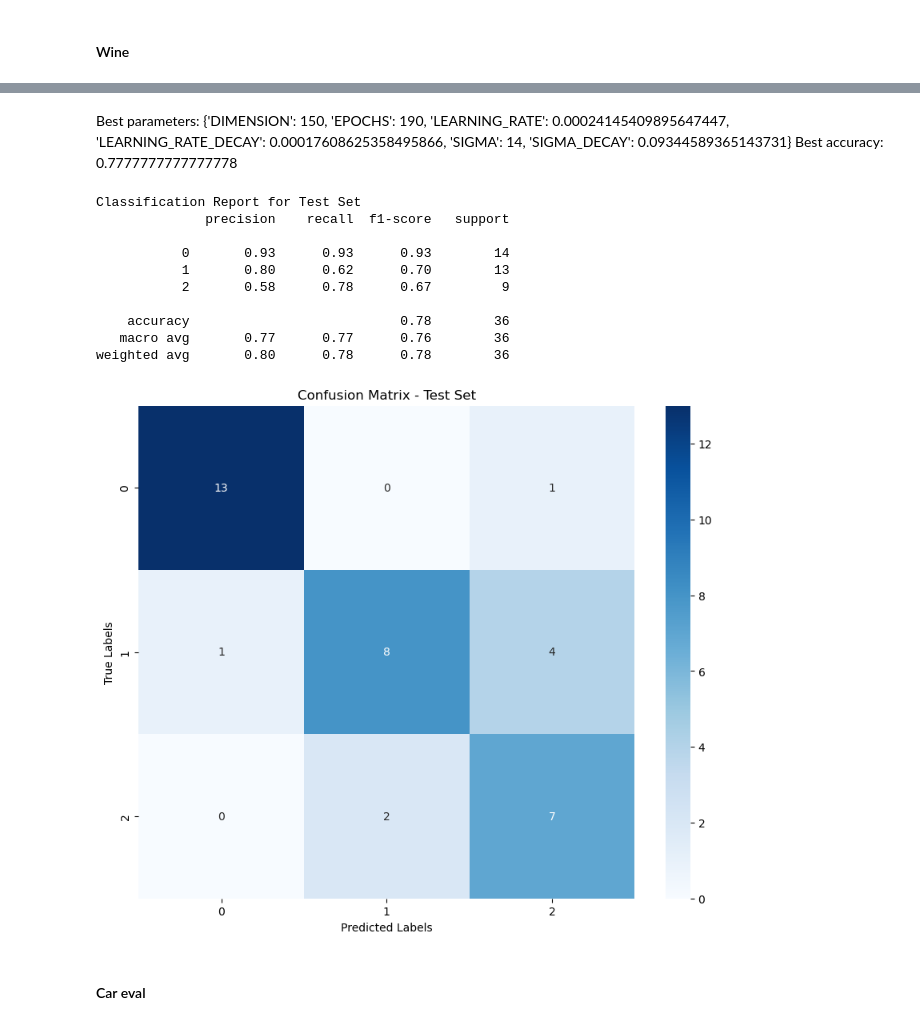
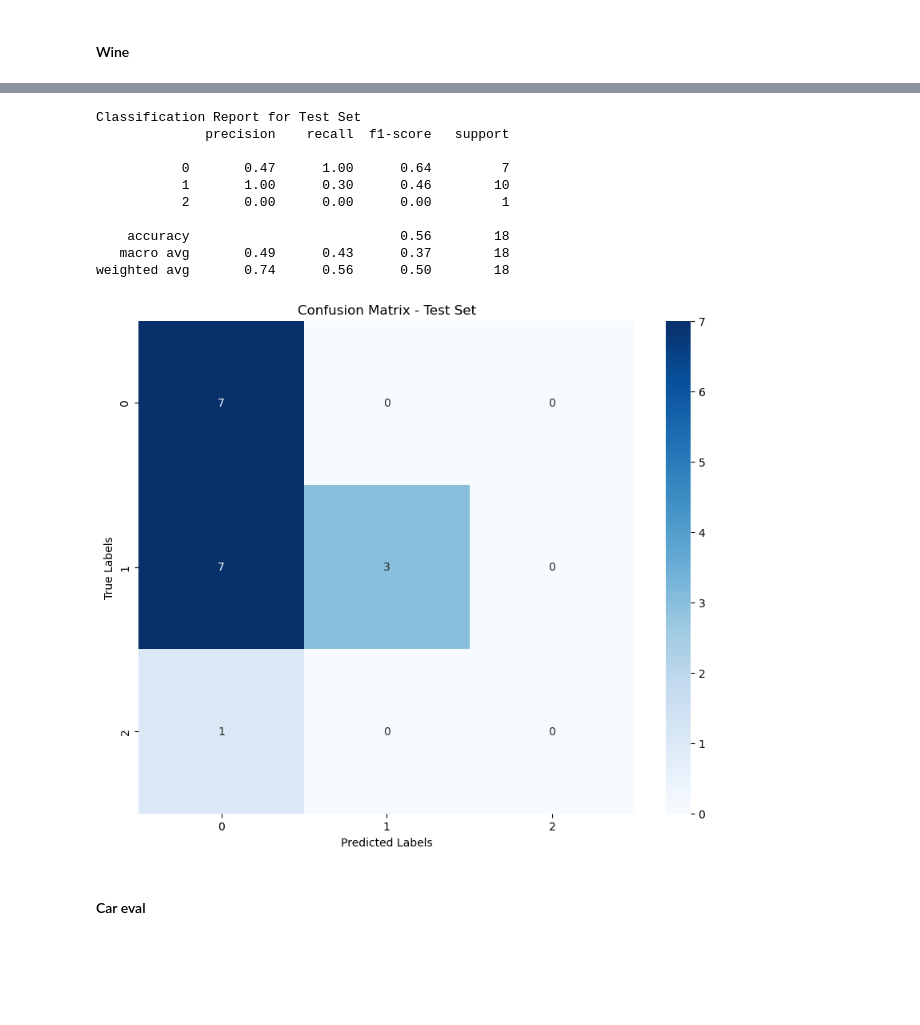
Before and after one commit to flod1n/Mini-project, a Jupyter notebook: mini_project.ipynb, the cells around one changed output, grey strips where cells are left out. Drawn from its saved outputs; the diff is of its cells as text; code cells hidden in the pictures; blank space fills up the shorter version.

```diff
--- a/mini_project.ipynb
+++ b/mini_project.ipynb
@@ -49,6 +49,13 @@ sample = 120
 iris_x_train = iris_x_train.reshape(iris_x_train.shape[0],4).astype(float)[:sample,:]
 iris_y_train = np.array(iris_y_train.astype(int)[:sample])
 
-sample = 30
+sample = 15
 iris_x_test = iris_x_test.reshape(iris_x_test.shape[0],4).astype(float)[:sample,:]
 iris_y_test = np.array(iris_y_test.astype(int)[:sample])
+
+sample = 15
+iris_x_val = iris_x_val.reshape(iris_x_test.shape[0],4).astype(float)[:sample,:]
+iris_y_val = np.array(iris_y_val.astype(int)[:sample])
+
+print(iris_y_val)
+print(iris_y_test)
@@ -68,11 +78,15 @@ print(labels.value_counts())
 data = np.array(data)
 labels = np.array(labels)
 
-wine_x_train, wine_x_test, wine_y_train, wine_y_test = train_test_split(data, labels, test_size=0.2, random_state=1)
+wine_x_train, X_temp, wine_y_train, y_temp = train_test_split(data, labels, test_size=0.2, random_state=42)
+wine_x_val, wine_x_test, wine_y_val, wine_y_test = train_test_split(X_temp, y_temp, test_size=0.5, random_state=42)
+
 wine_x_train = wine_x_train.reshape(wine_x_train.shape[0],13).astype(float)
 wine_y_train = np.array(wine_y_train.astype(int))
 wine_x_test = wine_x_test.reshape(wine_x_test.shape[0],13).astype(float)
 wine_y_test = np.array(wine_y_test.astype(int))
+wine_x_val = wine_x_test.reshape(wine_x_val.shape[0],13).astype(float)
+wine_y_val = np.array(wine_y_val.astype(int))
 # %% [output]
 target
 1    71
@@ -964,46 +1018,42 @@ Best accuracy: 0.7777777777777778
-# %% [markdown]
-Best parameters: {'DIMENSION': 150, 'EPOCHS': 190, 'LEARNING_RATE': 0.00024145409895647447, 'LEARNING_RATE_DECAY': 0.00017608625358495866, 'SIGMA': 14, 'SIGMA_DECAY': 0.09344589365143731}
-Best accuracy: 0.7777777777777778
 # %%
 from scipy.stats import uniform
 from sklearn.model_selection import RandomizedSearchCV
-DIMENSION = 200
-EPOCHS = 190
-LEARNING_RATE = 0.00024145409895647447
-LEARNING_RATE_DECAY = 0.00017608625358495866
-SIGMA = 14
-SIGMA_DECAY = 0.09344589365143731
+DIMENSION = 63
+EPOCHS = 52
+LEARNING_RATE = 0.002311169108643126
+LEARNING_RATE_DECAY = 0.00014677360026687782
+SIGMA = 21
+SIGMA_DECAY = 0.01937109508679687
 
 
 som_wine = SOM([28,28],wine_x_train, DIMENSION,EPOCHS,LEARNING_RATE,LEARNING_RATE_DECAY,SIGMA,SIGMA_DECAY, showMode=0)
 
 label_map = createLabelMap(som_wine, wine_x_train, wine_y_train)
-
 # Classify test data
 predictions = classifySOM(som_wine, label_map, wine_x_train)
 
 
 # Classify on training set
 train_predictions = classifySOM(som_wine, label_map, wine_x_train)
 
 # Classify on test set
 test_predictions = classifySOM(som_wine, label_map, wine_x_test)
 
 print("Classification Report for Test Set")
 print(classification_report(wine_y_test, test_predictions))
 plot_confusion_matrix(wine_y_test, test_predictions, title="Confusion Matrix - Test Set")
 # %% [output]
 Classification Report for Test Set
               precision    recall  f1-score   support
 
-           0       0.93      0.93      0.93        14
-           1       0.80      0.62      0.70        13
-           2       0.58      0.78      0.67         9
+           0       0.47      1.00      0.64         7
+           1       1.00      0.30      0.46        10
+           2       0.00      0.00      0.00         1
 
-    accuracy                           0.78        36
-   macro avg       0.77      0.77      0.76        36
-weighted avg       0.80      0.78      0.78        36
+    accuracy                           0.56        18
+   macro avg       0.49      0.43      0.37        18
+weighted avg       0.74      0.56      0.50        18
-[figure, old version]
+[figure, new version]
 # %% [markdown]
 #### Car eval
 # %%
```
Also changed, not shown: parts of 18 cells of this notebook.
